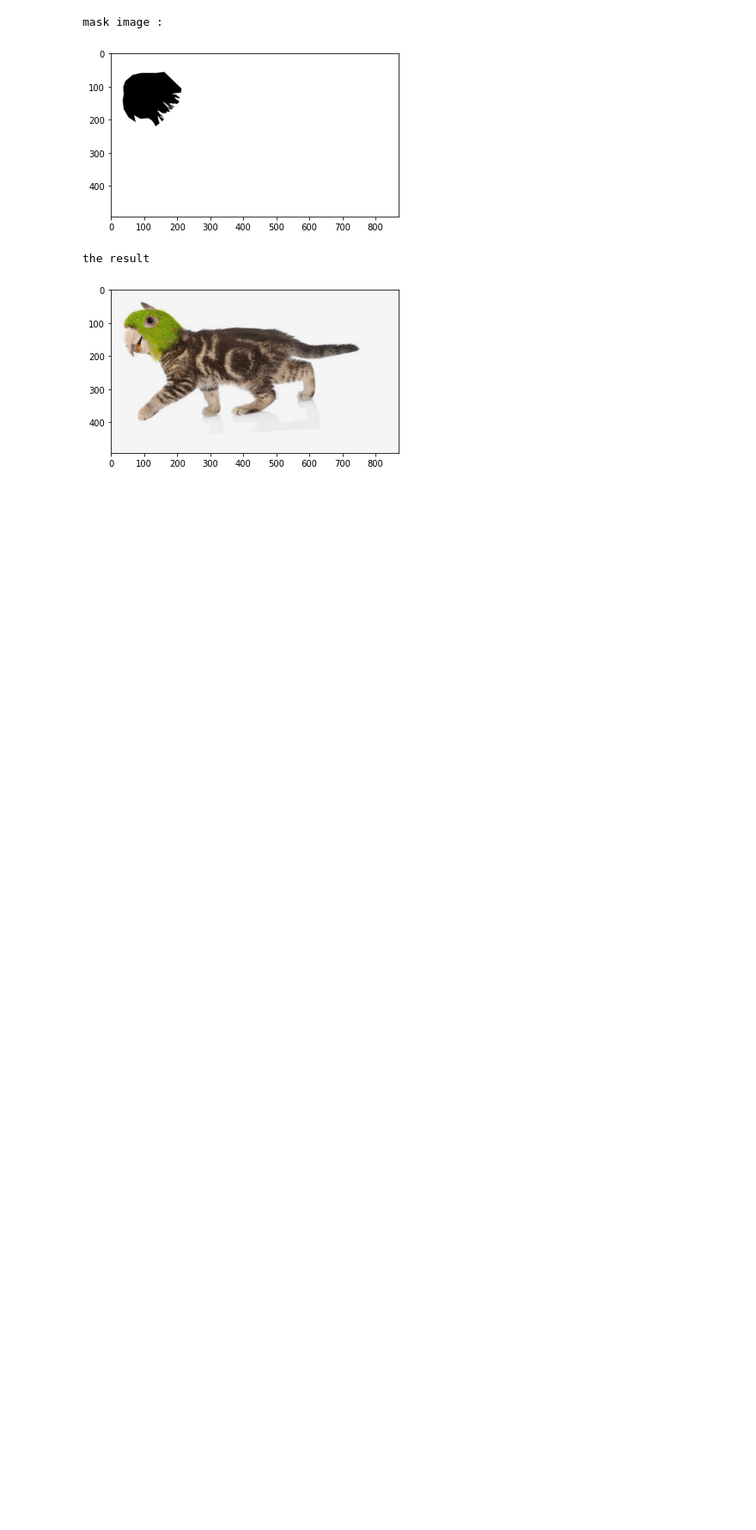
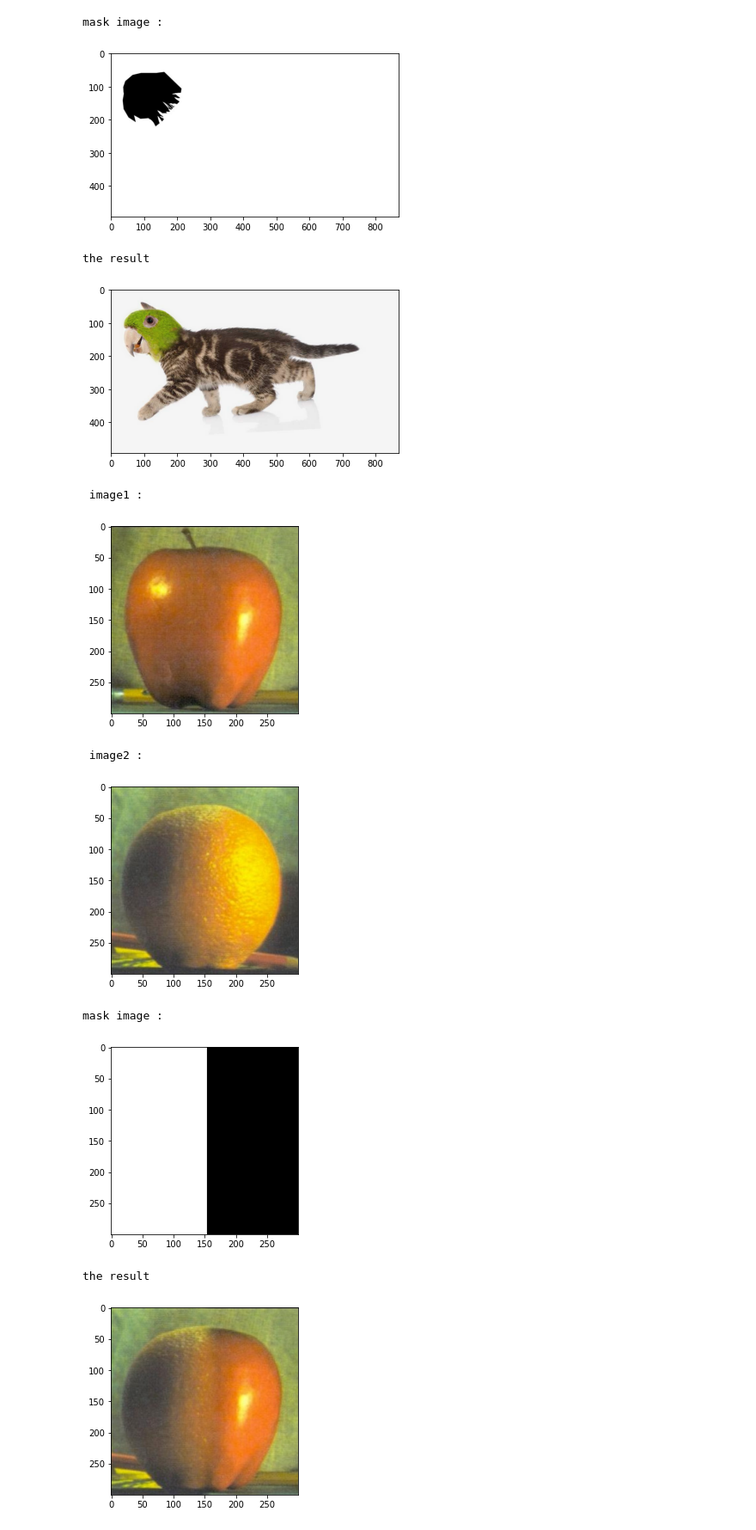
Before and after one commit to Lachin7/Image_Processing_Course, a Jupyter notebook: hw5/questions/q3.ipynb, the cells around one changed output. Shown: that part at 86% size. Cells and saved outputs as stored; diff of their text form; code cells hidden in the pictures; blank space fills up the shorter version.

```diff
--- a/hw5/questions/q3.ipynb
+++ b/hw5/questions/q3.ipynb
@@ -15,7 +15,7 @@ We continue by adding the details using the laplacian images from stack and a lo
 import cv2
 
 
-def apply_blending(src_name, tar_name, mask_name):
+def apply_blending(src_name, tar_name, mask_name, iter_num=7, blur_window=7, window_size_low=7, window_size_high=19):
     img_1 = cv2.imread("../images/" + src_name + ".jpg").astype(float)
     print(" image1 :")
     plt.imshow(cv2.cvtColor(img_1.astype('uint8'), cv2.COLOR_BGR2RGB))
@@ -28,7 +28,6 @@ def apply_blending(src_name, tar_name, mask_name):
     print("mask image :")
     plt.imshow(cv2.cvtColor((mask * 255).astype('uint8'), cv2.COLOR_BGR2RGB))
     plt.show()
-    iter_num, blur_window, window_size_low, window_size_high = 7, 7, 7, 19
     stack1, stack2 = [], [] # build the stacks for these two images.
     for iteration in range(iter_num):
         img_1, lap1 = get_laplacian(blur_window, img_1)
@@ -77,3 +76,17 @@ mask image :
 [figure]
 the result
 [figure]
+# %%
+img = apply_blending("apple", "orange", "mask_oraple", iter_num=10, blur_window=17, window_size_low=19, window_size_high=41)
+print("the result")
+plt.imshow(cv2.cvtColor(img, cv2.COLOR_BGR2RGB))
+plt.show()
+# %% [output]
+ image1 :
+[figure, added]
+ image2 :
+[figure, added]
+mask image :
+[figure, added]
+the result
+[figure, added]
```
Also changed, not shown: 9 other files.
